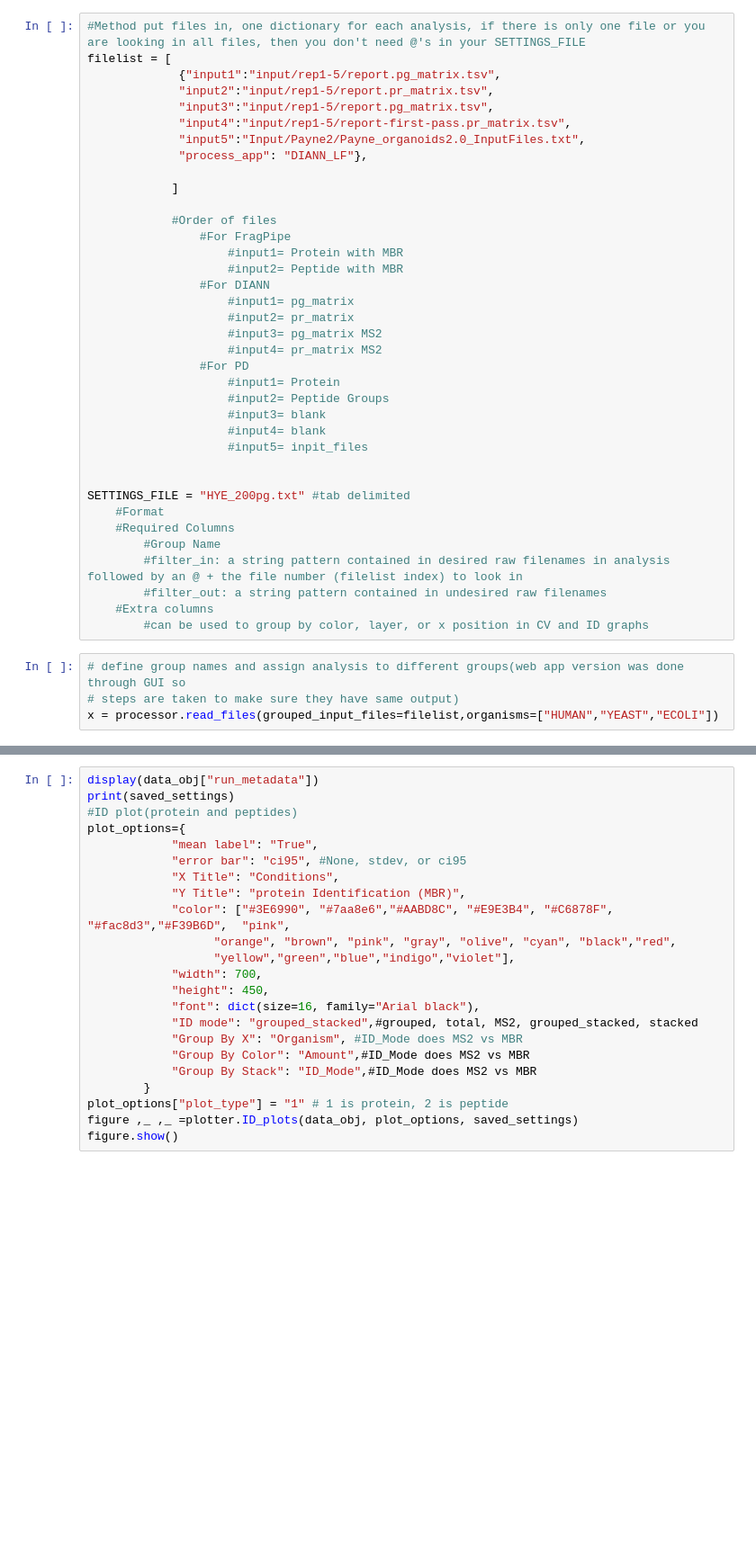
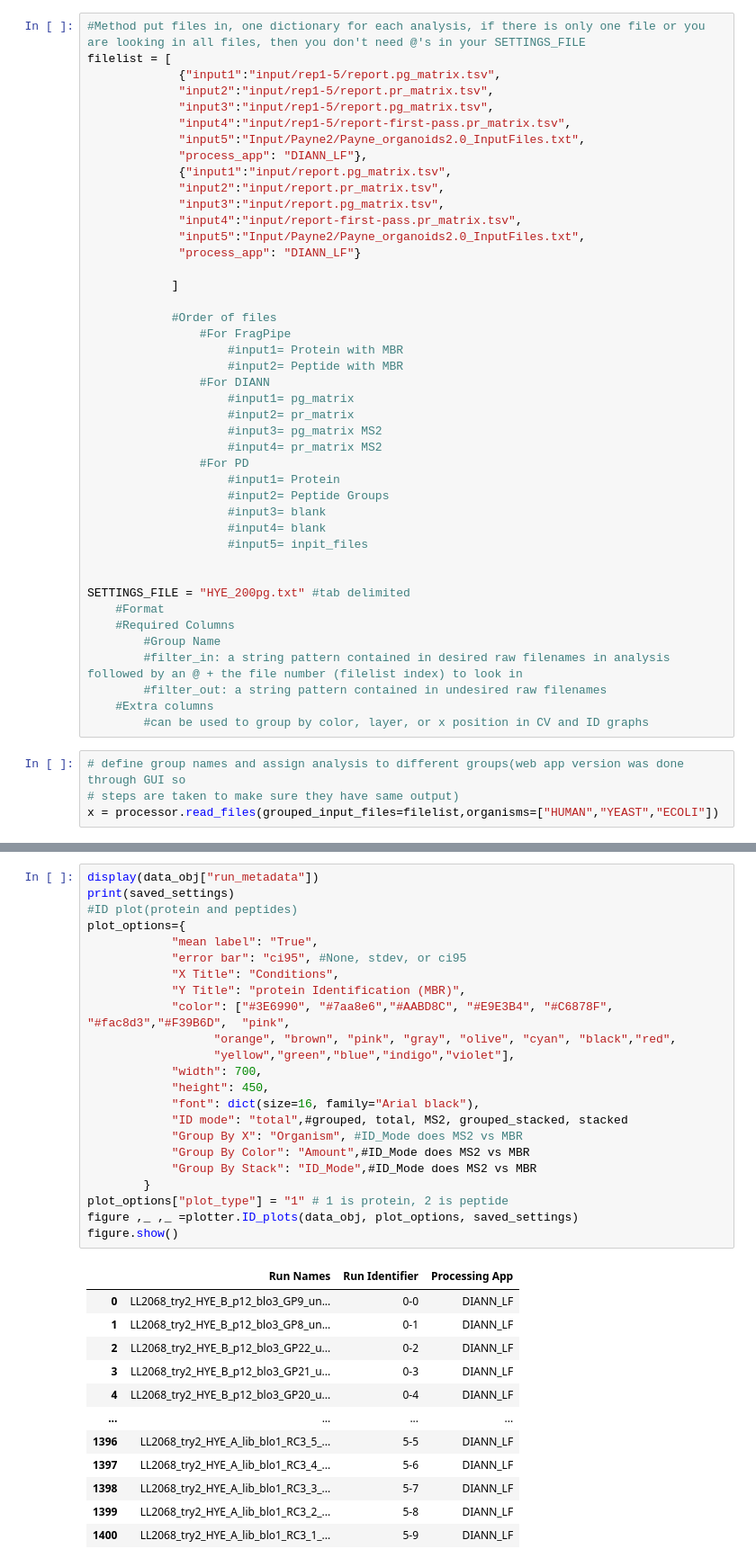
Before and after one commit to RTKlab-BYU/SCP_PP, a Jupyter notebook: Default_template_HYE.ipynb, the cells around one changed output, grey strips where cells are left out. Shown: that part at 90% size. Saved outputs shown, nothing was run; the diff lists cells and outputs as text; blank space fills up the shorter version.

```diff
--- a/Default_template_HYE.ipynb
+++ b/Default_template_HYE.ipynb
@@ -31,6 +31,12 @@ filelist = [
              "input4":"input/rep1-5/report-first-pass.pr_matrix.tsv",
              "input5":"Input/Payne2/Payne_organoids2.0_InputFiles.txt",
              "process_app": "DIANN_LF"},
+             {"input1":"input/report.pg_matrix.tsv",
+             "input2":"input/report.pr_matrix.tsv",
+             "input3":"input/report.pg_matrix.tsv",
+             "input4":"input/report-first-pass.pr_matrix.tsv",
+             "input5":"Input/Payne2/Payne_organoids2.0_InputFiles.txt",
+             "process_app": "DIANN_LF"}
 
             ]
 
@@ -118,23 +85,36 @@ for eachCol in category_columns:
 # %%
 display(data_obj["run_metadata"])
 print(saved_settings)
 #ID plot(protein and peptides)
 plot_options={
             "mean label": "True",
             "error bar": "ci95", #None, stdev, or ci95
             "X Title": "Conditions",
             "Y Title": "protein Identification (MBR)",
             "color": ["#3E6990", "#7aa8e6","#AABD8C", "#E9E3B4", "#C6878F", "#fac8d3","#F39B6D",  "pink",
                   "orange", "brown", "pink", "gray", "olive", "cyan", "black","red",
                   "yellow","green","blue","indigo","violet"],
             "width": 700,
             "height": 450,
             "font": dict(size=16, family="Arial black"),
-            "ID mode": "grouped_stacked",#grouped, total, MS2, grouped_stacked, stacked
+            "ID mode": "total",#grouped, total, MS2, grouped_stacked, stacked
             "Group By X": "Organism", #ID_Mode does MS2 vs MBR
             "Group By Color": "Amount",#ID_Mode does MS2 vs MBR
             "Group By Stack": "ID_Mode",#ID_Mode does MS2 vs MBR
         }
 plot_options["plot_type"] = "1" # 1 is protein, 2 is peptide
 figure ,_ ,_ =plotter.ID_plots(data_obj, plot_options, saved_settings)
 figure.show()
+# %% [output]
+|  | Run Names | Run Identifier | Processing App |
+| 0 | LL2068_try2_HYE_B_p12_blo3_GP9_un... | 0-0 | DIANN_LF |
+| 1 | LL2068_try2_HYE_B_p12_blo3_GP8_un... | 0-1 | DIANN_LF |
+| 2 | LL2068_try2_HYE_B_p12_blo3_GP22_u... | 0-2 | DIANN_LF |
+| 3 | LL2068_try2_HYE_B_p12_blo3_GP21_u... | 0-3 | DIANN_LF |
+| 4 | LL2068_try2_HYE_B_p12_blo3_GP20_u... | 0-4 | DIANN_LF |
+| ... | ... | ... | ... |
+| 1396 | LL2068_try2_HYE_A_lib_blo1_RC3_5_... | 5-5 | DIANN_LF |
+| 1397 | LL2068_try2_HYE_A_lib_blo1_RC3_4_... | 5-6 | DIANN_LF |
+| 1398 | LL2068_try2_HYE_A_lib_blo1_RC3_3_... | 5-7 | DIANN_LF |
+| 1399 | LL2068_try2_HYE_A_lib_blo1_RC3_2_... | 5-8 | DIANN_LF |
+| 1400 | LL2068_try2_HYE_A_lib_blo1_RC3_1_... | 5-9 | DIANN_LF |
```
Also changed, not shown: parts of 4 cells of this notebook, 3 other files.
